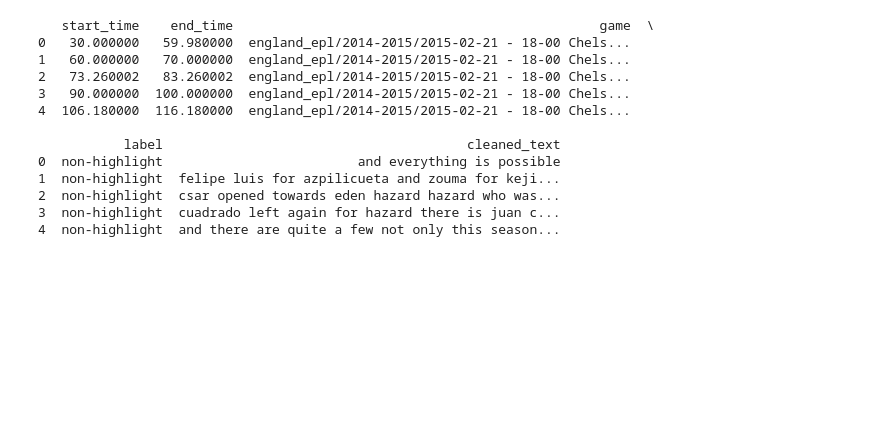
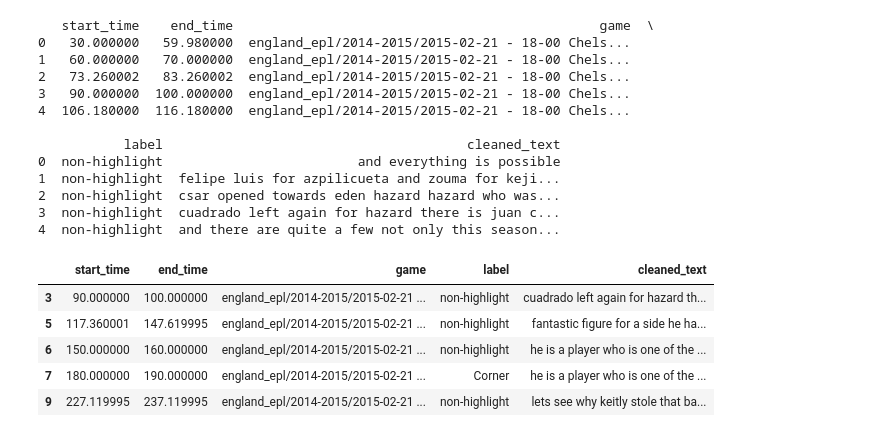
Before and after one commit to ayujverma/nlp-final-project, a Jupyter notebook: data.ipynb, the cells around one changed output. Drawn from its saved outputs; the diff is of its cells as text; code cells hidden in the pictures; blank space fills up the shorter version.

Commit message:
removed class imbalance - saved to csv

```diff
--- a/data.ipynb
+++ b/data.ipynb
@@ -356,3 +356,17 @@ print(combined_10_seconds_df_cleaned.head())
 2  non-highlight  csar opened towards eden hazard hazard who was...
 3  non-highlight  cuadrado left again for hazard there is juan c...
 4  non-highlight  and there are quite a few not only this season...
+# %%
+# fix massive class imbalance (remove 31000 non-highlights to make it roughly equal to total number of highlights)
+non_highlights = combined_10_seconds_df_cleaned[combined_10_seconds_df_cleaned['label'] == 'non-highlight']
+non_highlights_to_remove = non_highlights.sample(n=31000, random_state=8)
+combined_10_seconds_df_cleaned_reduced = combined_10_seconds_df_cleaned.drop(non_highlights_to_remove.index)
+combined_10_seconds_df_cleaned_reduced.to_csv('combined_10_seconds_cleaned_reduced.csv', index=False)
+combined_10_seconds_df_cleaned_reduced.head()
+# %% [output]
+|  | start_time | end_time | game | label | cleaned_text |
+| 3 | 90.000000 | 100.000000 | england_epl/2014-2015/2015-02-21 ... | non-highlight | cuadrado left again for hazard th... |
+| 5 | 117.360001 | 147.619995 | england_epl/2014-2015/2015-02-21 ... | non-highlight | fantastic figure for a side he ha... |
+| 6 | 150.000000 | 160.000000 | england_epl/2014-2015/2015-02-21 ... | non-highlight | he is a player who is one of the ... |
+| 7 | 180.000000 | 190.000000 | england_epl/2014-2015/2015-02-21 ... | Corner | he is a player who is one of the ... |
+| 9 | 227.119995 | 237.119995 | england_epl/2014-2015/2015-02-21 ... | non-highlight | lets see why keitly stole that ba... |
```
Also changed, not shown: parts of 1 cell of this notebook, 1 other file.
